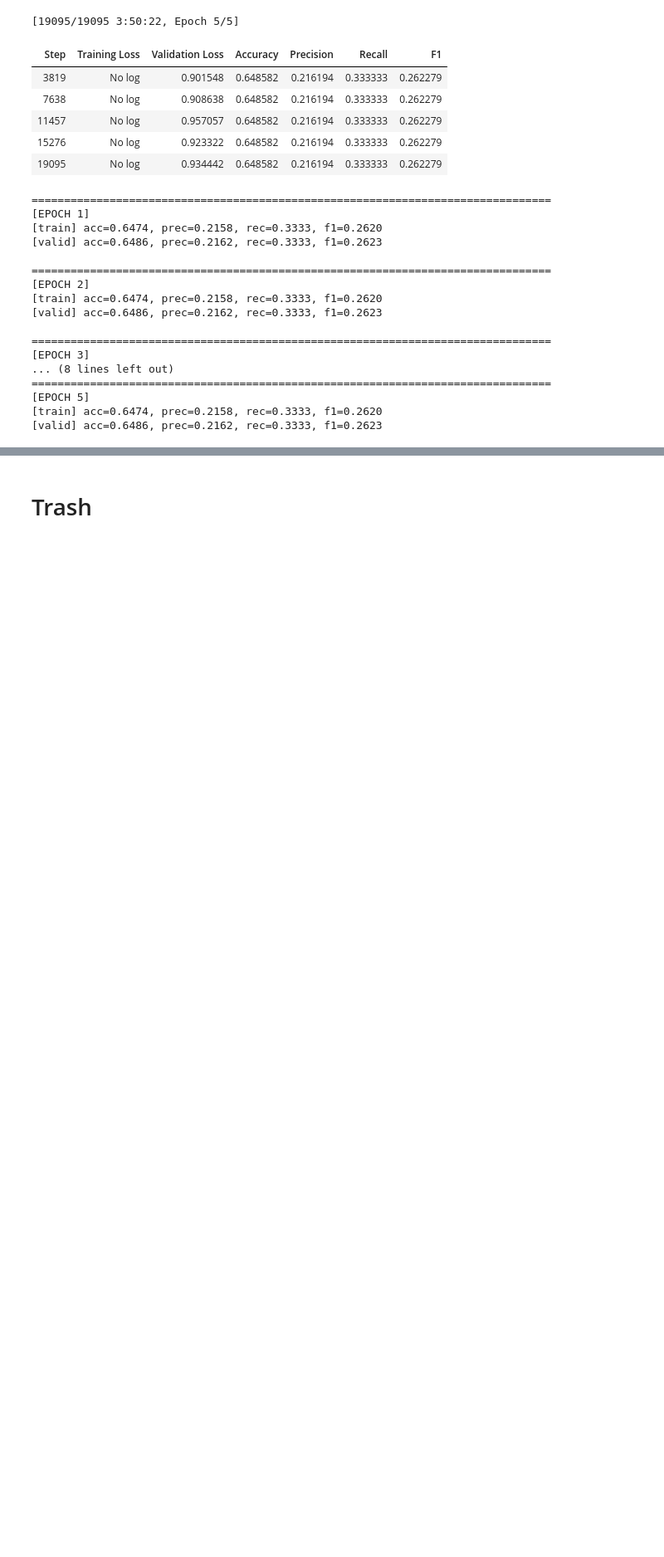
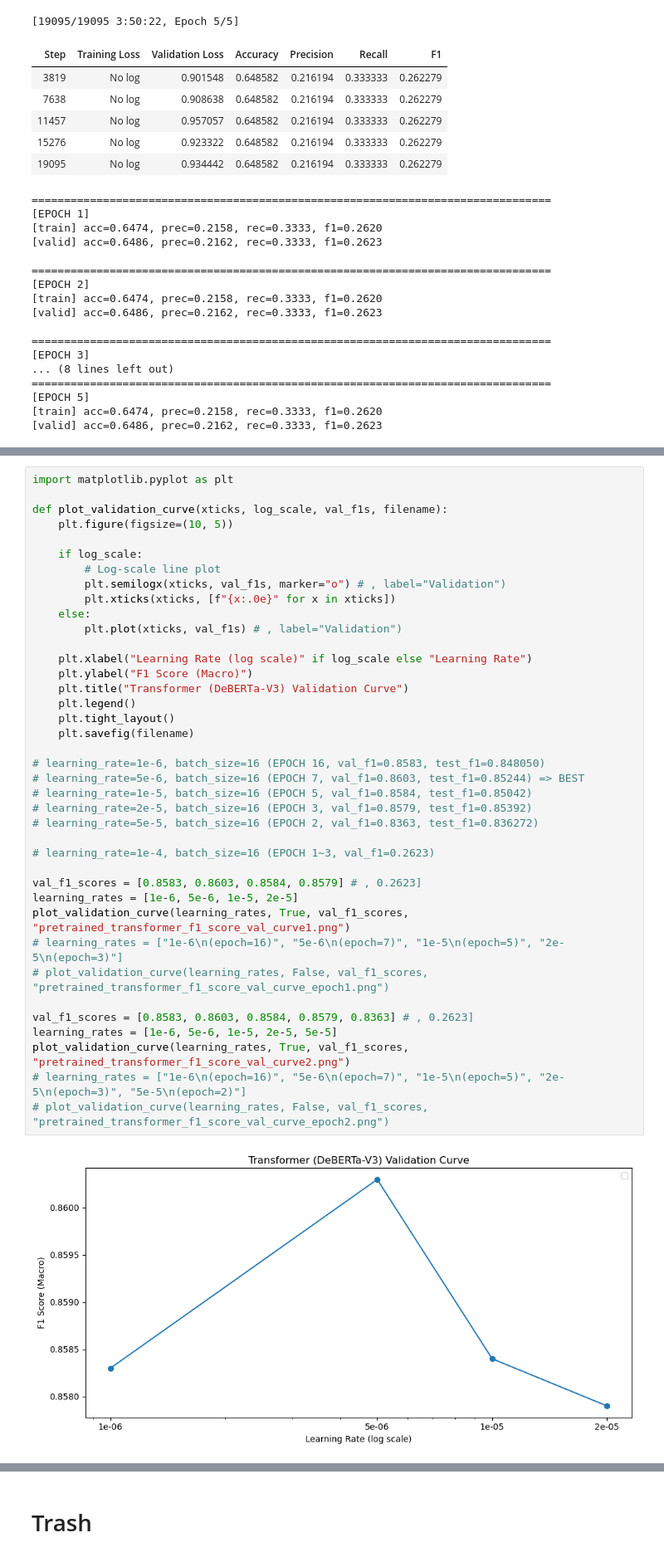
Before and after one commit to bugoverdose/dl-twitter-crisis, a Jupyter notebook: crisis_bench_jinwoo.ipynb, the cells around one changed output, grey strips where cells are left out. Shown at 83% size. Cells and saved outputs as stored; diff of their text form; blank space fills up the shorter version.

```diff
--- a/crisis_bench_jinwoo.ipynb
+++ b/crisis_bench_jinwoo.ipynb
@@ -2523,0 +2871,41 @@ KeyboardInterrupt:
+# %%
+import matplotlib.pyplot as plt
+
+def plot_validation_curve(xticks, log_scale, val_f1s, filename):
+    plt.figure(figsize=(10, 5))
+
+    if log_scale:
+        # Log-scale line plot
+        plt.semilogx(xticks, val_f1s, marker="o") # , label="Validation")
+        plt.xticks(xticks, [f"{x:.0e}" for x in xticks])
+    else:
+        plt.plot(xticks, val_f1s) # , label="Validation")
+
+    plt.xlabel("Learning Rate (log scale)" if log_scale else "Learning Rate")
+    plt.ylabel("F1 Score (Macro)")
+    plt.title("Transformer (DeBERTa-V3) Validation Curve")
+    plt.legend()
+    plt.tight_layout()
+    plt.savefig(filename)
+
+# learning_rate=1e-6, batch_size=16 (EPOCH 16, val_f1=0.8583, test_f1=0.848050)
+# learning_rate=5e-6, batch_size=16 (EPOCH 7, val_f1=0.8603, test_f1=0.85244) => BEST
+# learning_rate=1e-5, batch_size=16 (EPOCH 5, val_f1=0.8584, test_f1=0.85042)
+# learning_rate=2e-5, batch_size=16 (EPOCH 3, val_f1=0.8579, test_f1=0.85392)
+# learning_rate=5e-5, batch_size=16 (EPOCH 2, val_f1=0.8363, test_f1=0.836272)
+
+# learning_rate=1e-4, batch_size=16 (EPOCH 1~3, val_f1=0.2623)
+
+val_f1_scores = [0.8583, 0.8603, 0.8584, 0.8579] # , 0.2623]
+learning_rates = [1e-6, 5e-6, 1e-5, 2e-5]
+plot_validation_curve(learning_rates, True, val_f1_scores, "pretrained_transformer_f1_score_val_curve1.png")
+# learning_rates = ["1e-6\n(epoch=16)", "5e-6\n(epoch=7)", "1e-5\n(epoch=5)", "2e-5\n(epoch=3)"]
+# plot_validation_curve(learning_rates, False, val_f1_scores, "pretrained_transformer_f1_score_val_curve_epoch1.png")
+
+val_f1_scores = [0.8583, 0.8603, 0.8584, 0.8579, 0.8363] # , 0.2623]
+learning_rates = [1e-6, 5e-6, 1e-5, 2e-5, 5e-5]
+plot_validation_curve(learning_rates, True, val_f1_scores, "pretrained_transformer_f1_score_val_curve2.png")
+# learning_rates = ["1e-6\n(epoch=16)", "5e-6\n(epoch=7)", "1e-5\n(epoch=5)", "2e-5\n(epoch=3)", "5e-5\n(epoch=2)"]
+# plot_validation_curve(learning_rates, False, val_f1_scores, "pretrained_transformer_f1_score_val_curve_epoch2.png")
+# %% [output]
+[figure, added]
```
Also changed, not shown: parts of 46 cells of this notebook, 3 other files.
